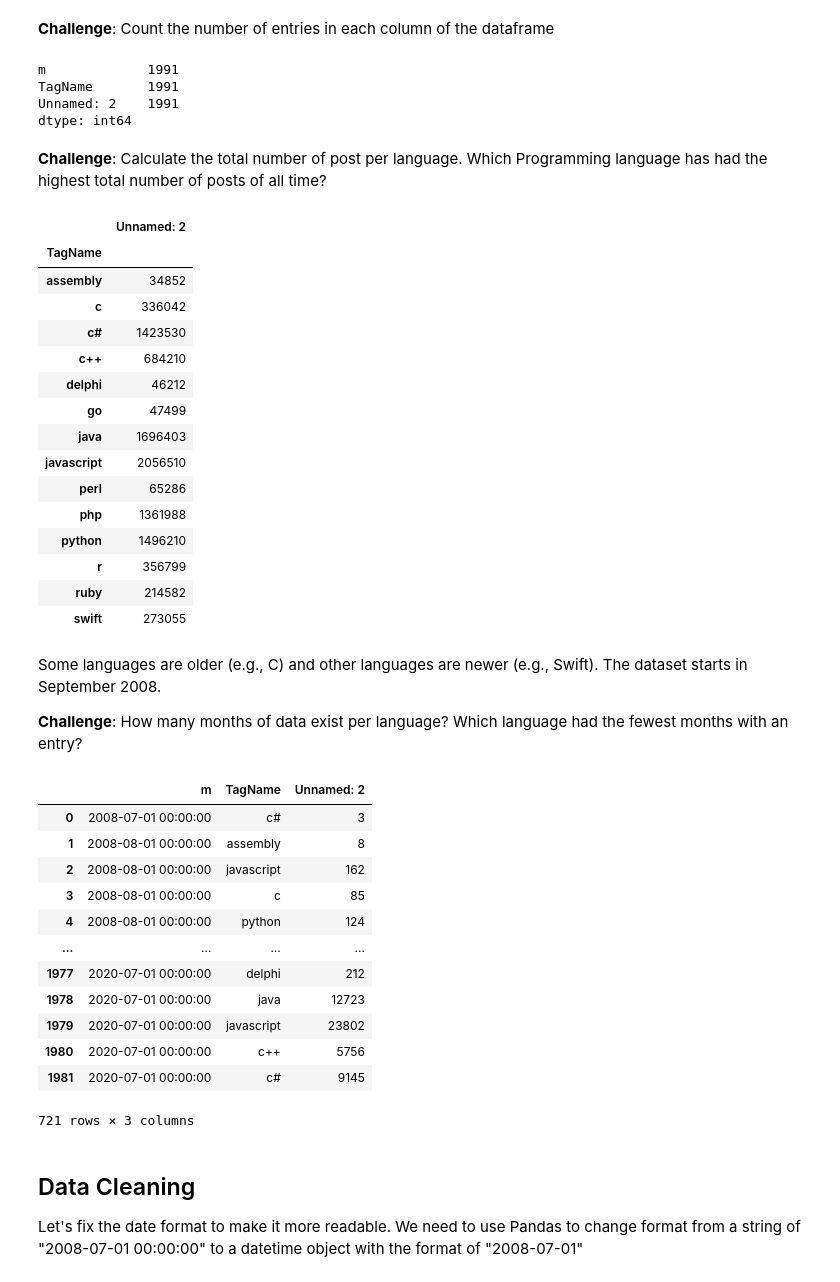
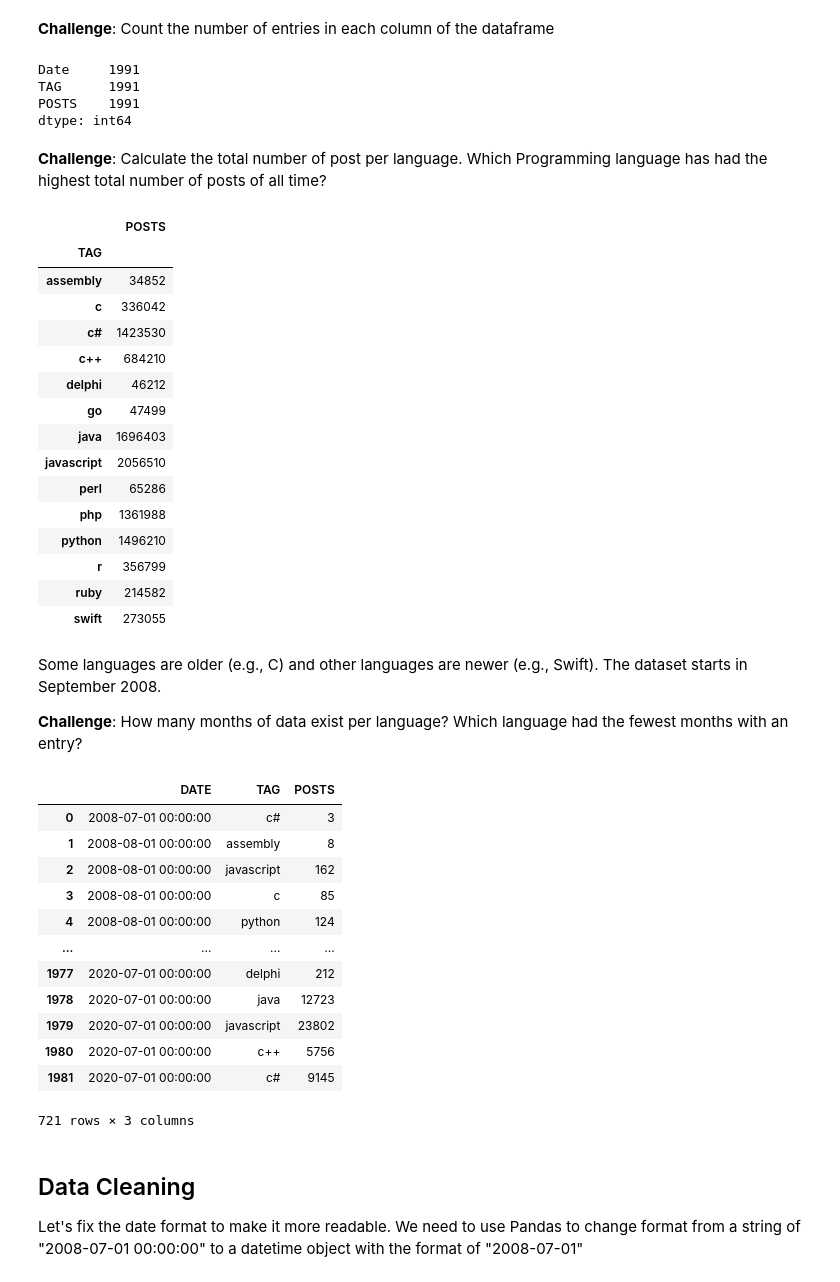
Before and after one commit to fherdy/Programming-Languages-by-popularity, a Jupyter notebook: Programming_Languages_(start).ipynb, the cells around one changed output. Cells and saved outputs as stored; diff of their text form; code cells hidden in the pictures.

```diff
--- a/Programming_Languages_(start).ipynb
+++ b/Programming_Languages_(start).ipynb
@@ -26,6 +26,6 @@ import pandas as pd
 # %% [markdown]
 **Challenge**: Read the .csv file and store it in a Pandas dataframe
 # %%
-df = pd.read_csv('QueryResults.csv')
+df = pd.read_csv('QueryResults.csv', names=["DATE","TAG","POSTS"], header=0)
 df.head()
 # %% [output]
@@ -58,18 +58,18 @@ df.shape
 # %%
 df.count()
 # %% [output]
-m             1991
-TagName       1991
-Unnamed: 2    1991
+Date     1991
+TAG      1991
+POSTS    1991
 dtype: int64
 # %% [markdown]
 **Challenge**: Calculate the total number of post per language.
 Which Programming language has had the highest total number of posts of all time?
 # %%
-df.groupby('TagName').sum()
+df.groupby('TAG').sum()
 # %% [output]
-|  | Unnamed: 2 |
-| TagName |  |
+|  | POSTS |
+| TAG |  |
 | assembly | 34852 |
 | c | 336042 |
 | c# | 1423530 |
@@ -89,9 +89,9 @@ Some languages are older (e.g., C) and other languages are newer (e.g., Swift).
 
 **Challenge**: How many months of data exist per language? Which language had the fewest months with an entry?
 # %%
-df.groupby('m').head()
+df.groupby('DATE').head()
 # %% [output]
-|  | m | TagName | Unnamed: 2 |
+|  | DATE | TAG | POSTS |
 | 0 | 2008-07-01 00:00:00 | c# | 3 |
 | 1 | 2008-08-01 00:00:00 | assembly | 8 |
 | 2 | 2008-08-01 00:00:00 | javascript | 162 |
```
Also changed, not shown: parts of 7 cells of this notebook.
